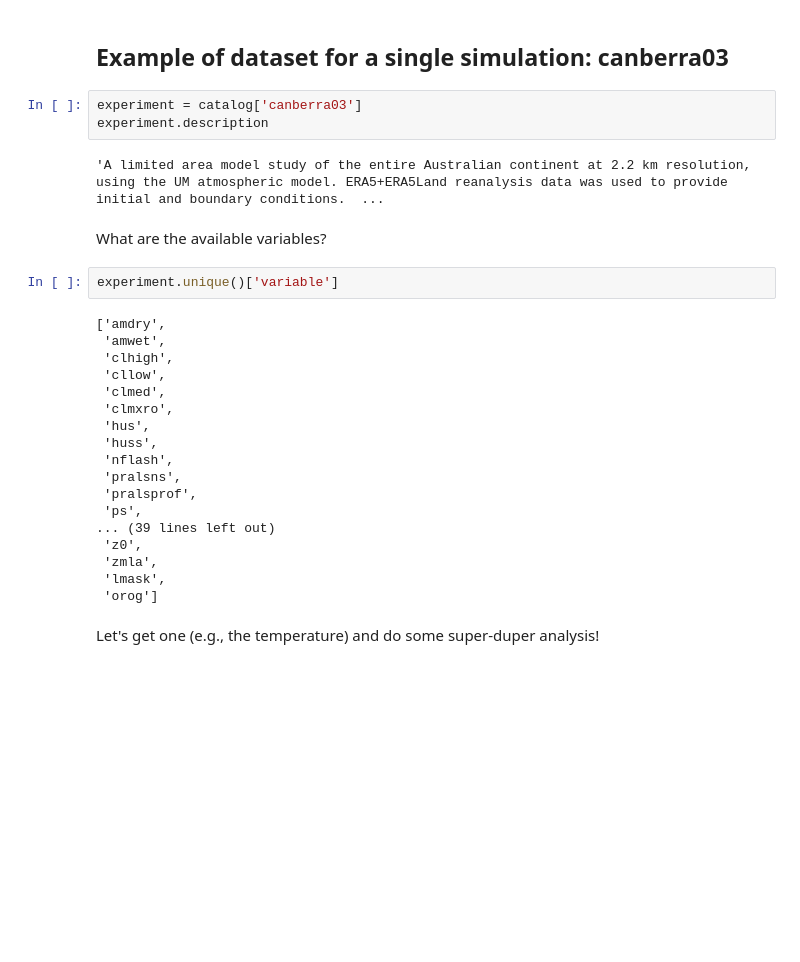
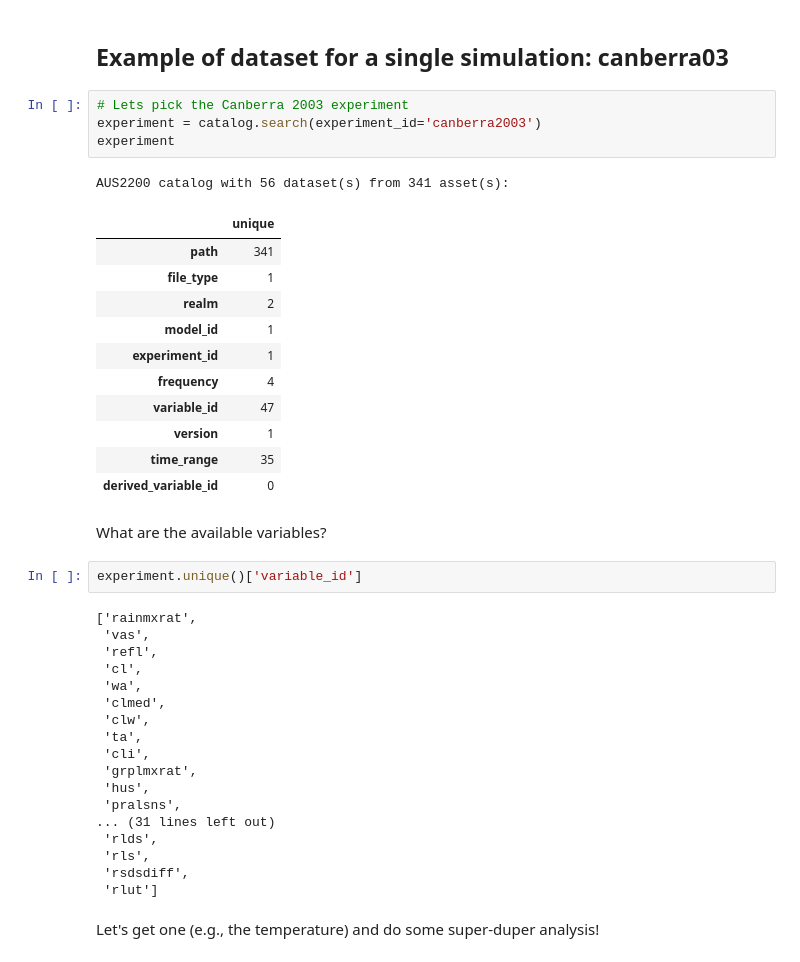
Before and after one commit to ACCESS-Community-Hub/atmosphere-cookbook, a Jupyter notebook: Recipes/AUS2200_intake_demo.ipynb, the cells around one changed output. Drawn from its saved outputs; the diff is of its cells as text; blank space fills up the shorter version.

```diff
--- a/Recipes/AUS2200_intake_demo.ipynb
+++ b/Recipes/AUS2200_intake_demo.ipynb
@@ -18,32 +67,44 @@ At the moment we have one dataset for each separate simulation and a combined da
 # %% [markdown]
 ## Example of dataset for a single simulation: canberra03
 # %%
-experiment = catalog['canberra03']
-experiment.description
+# Lets pick the Canberra 2003 experiment
+experiment = catalog.search(experiment_id='canberra2003')
+experiment
 # %% [output]
-'A limited area model study of the entire Australian continent at 2.2 km resolution, using the UM atmospheric model. ERA5+ERA5Land reanalysis data was used to provide initial and boundary conditions.  ...
+AUS2200 catalog with 56 dataset(s) from 341 asset(s):
+|  | unique |
+| path | 341 |
+| file_type | 1 |
+| realm | 2 |
+| model_id | 1 |
+| experiment_id | 1 |
+| frequency | 4 |
+| variable_id | 47 |
+| version | 1 |
+| time_range | 35 |
+| derived_variable_id | 0 |
 # %% [markdown]
 What are the available variables?
 # %%
-experiment.unique()['variable']
+experiment.unique()['variable_id']
 # %% [output]
-['amdry',
- 'amwet',
- 'clhigh',
- 'cllow',
+['rainmxrat',
+ 'vas',
+ 'refl',
+ 'cl',
+ 'wa',
  'clmed',
- 'clmxro',
+ 'clw',
+ 'ta',
+ 'cli',
+ 'grplmxrat',
  'hus',
- 'huss',
- 'nflash',
  'pralsns',
- 'pralsprof',
- 'ps',
-... (39 lines left out)
- 'z0',
- 'zmla',
- 'lmask',
- 'orog']
+... (31 lines left out)
+ 'rlds',
+ 'rls',
+ 'rsdsdiff',
+ 'rlut']
 # %% [markdown]
 Let's get one (e.g., the temperature) and do some super-duper analysis!
 # %%
```
Also changed, not shown: parts of 8 cells of this notebook, 1 other file.
